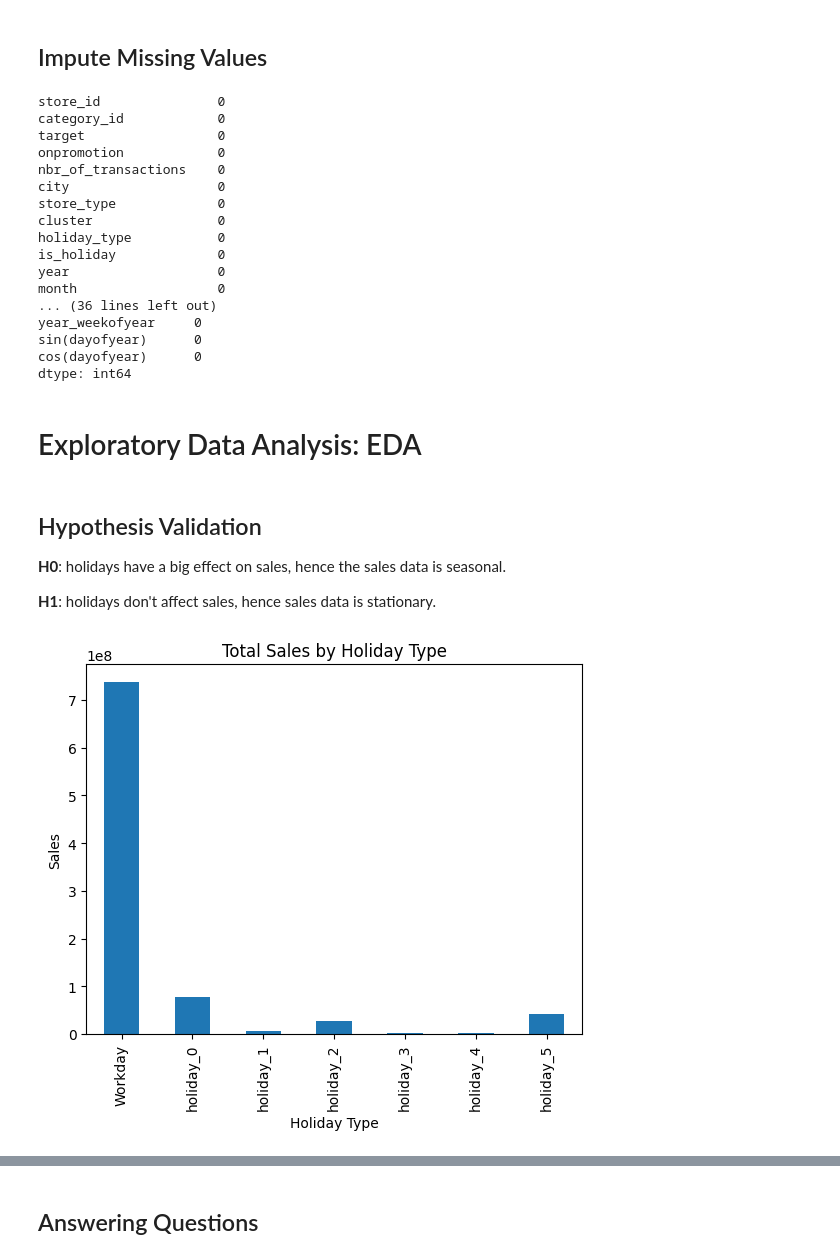
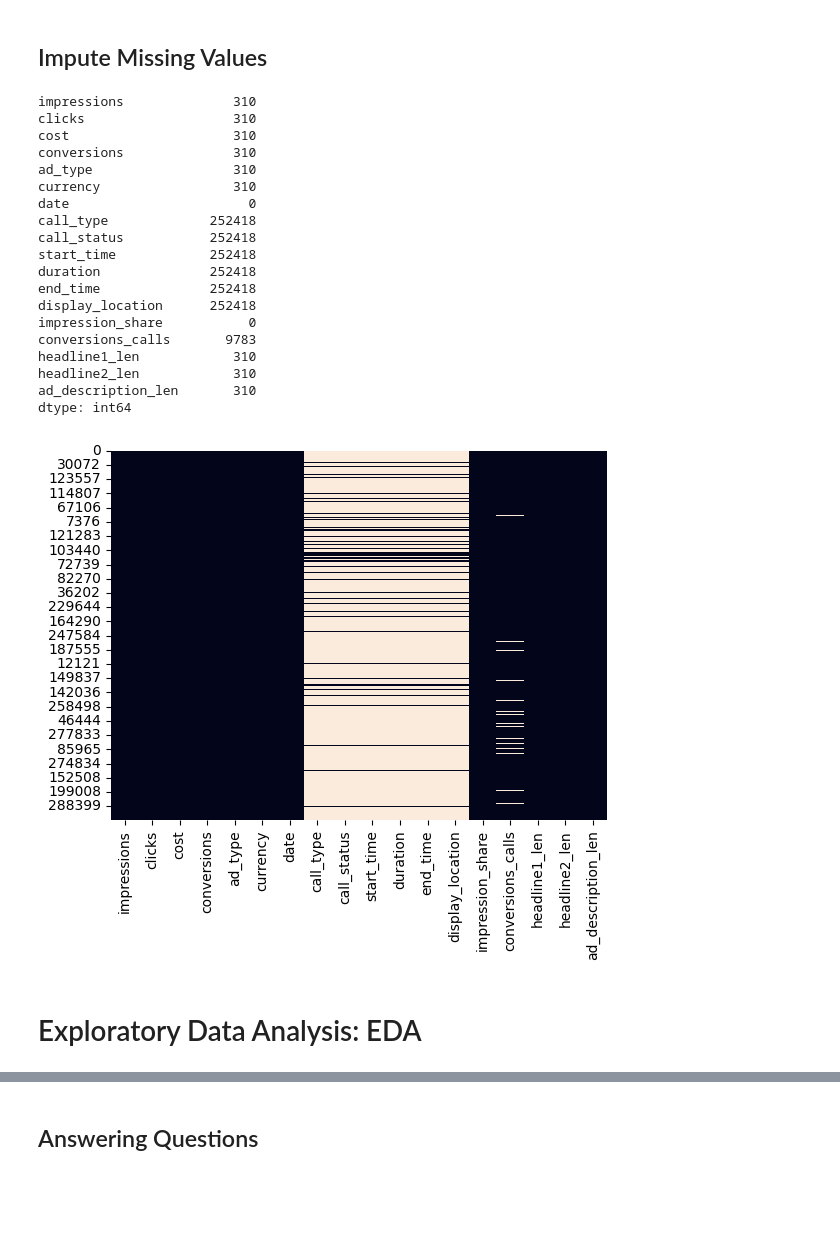
Before and after one commit to ikoghoemmanuell/Ad-Engagement-Forecasting, a Jupyter notebook: dev/notebooks/modelling_for_presentation.ipynb, the cells around one changed output, grey strips where cells are left out. Drawn from its saved outputs; the diff is of its cells as text; code cells hidden in the pictures; blank space fills up the shorter version.

```diff
--- a/dev/notebooks/modelling_for_presentation.ipynb
+++ b/dev/notebooks/modelling_for_presentation.ipynb
@@ -532,0 +151,5 @@ set_index(test_merged2)
+# %%
+train['display_location'] = train['display_location'].replace('Ad', 'AD')
+# %%
+# make sure sorted by date
+train = train.sort_values('date')
@@ -533,31 +173,33 @@ set_index(test_merged2)
 # %% [markdown]
 ## Drop Duplicates
 # %%
-train_merged2.drop_duplicates(inplace=True)
-test_merged2.drop_duplicates(inplace=True)
+train.drop_duplicates(inplace=True)
-# %%
-train = train_merged2
-test = test_merged2
 # %% [markdown]
 ## Impute Missing Values
 # %%
 print(train.isnull().sum())
-print(test.isnull().sum())
 # %% [output]
-store_id               0
-category_id            0
-target                 0
-onpromotion            0
-nbr_of_transactions    0
-city                   0
-store_type             0
-cluster                0
-holiday_type           0
-is_holiday             0
-year                   0
-month                  0
-... (36 lines left out)
-year_weekofyear     0
-sin(dayofyear)      0
-cos(dayofyear)      0
+impressions              310
+clicks                   310
+cost                     310
+conversions              310
+ad_type                  310
+currency                 310
+date                       0
+call_type             252418
+call_status           252418
+start_time            252418
+duration              252418
+end_time              252418
+display_location      252418
+impression_share           0
+conversions_calls       9783
+headline1_len            310
+headline2_len            310
+ad_description_len       310
 dtype: int64
+# %%
+sns.heatmap(train.isnull(), cbar=False)
+plt.show()
+# %% [output]
+[figure, added]
@@ -564,16 +214,2 @@ dtype: int64
 # %% [markdown]
 # Exploratory Data Analysis: EDA
-# %% [markdown]
-## Hypothesis Validation
-**H0**: holidays have a big effect on sales, hence the sales data is seasonal.
-
-**H1**: holidays don't affect sales, hence sales data is stationary.
-# %%
-# Bar chart of sales by holiday type
-train.groupby('holiday_type')['target'].sum().plot(kind='bar')
-plt.xlabel('Holiday Type')
-plt.ylabel('Sales')
-plt.title('Total Sales by Holiday Type')
-plt.show()
-# %% [output]
-[figure, removed]
```
Also changed, not shown: parts of 184 cells of this notebook, 1 other file.
